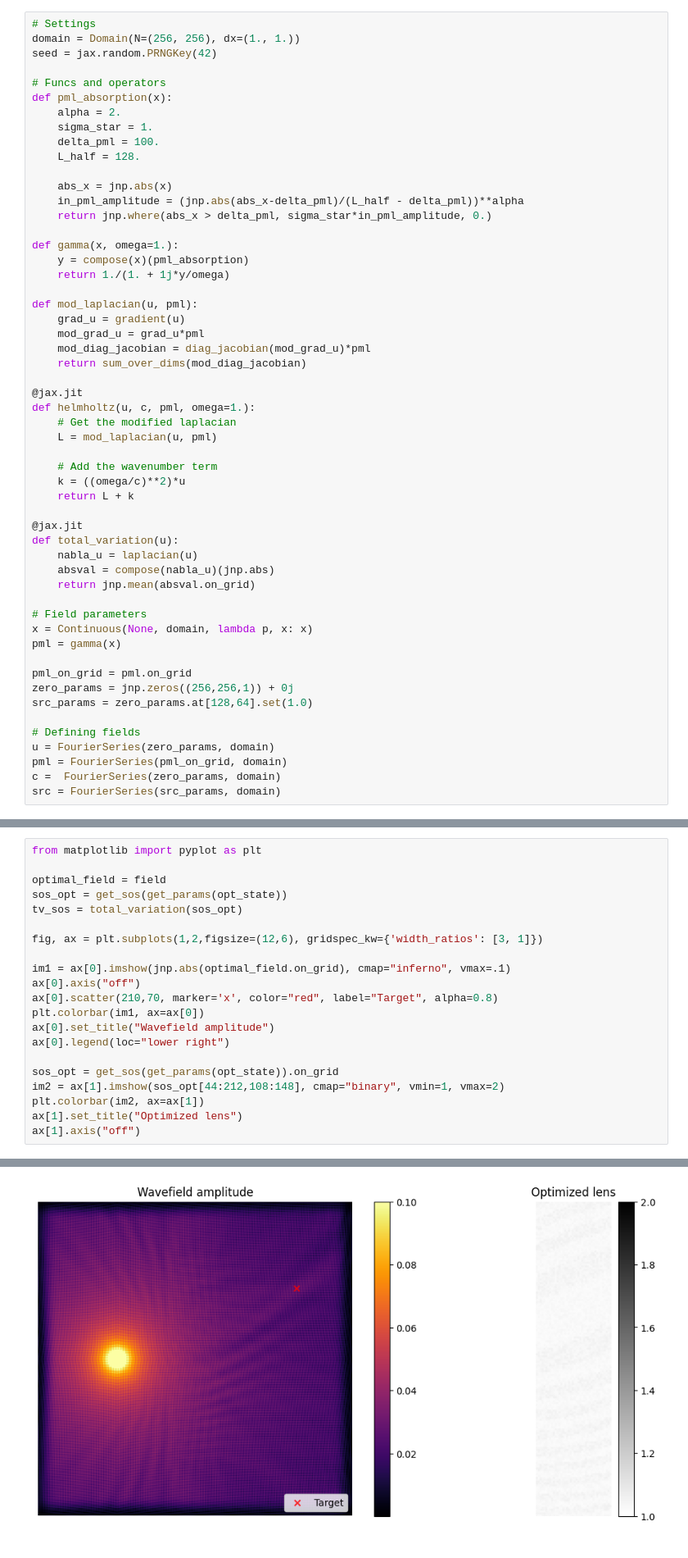
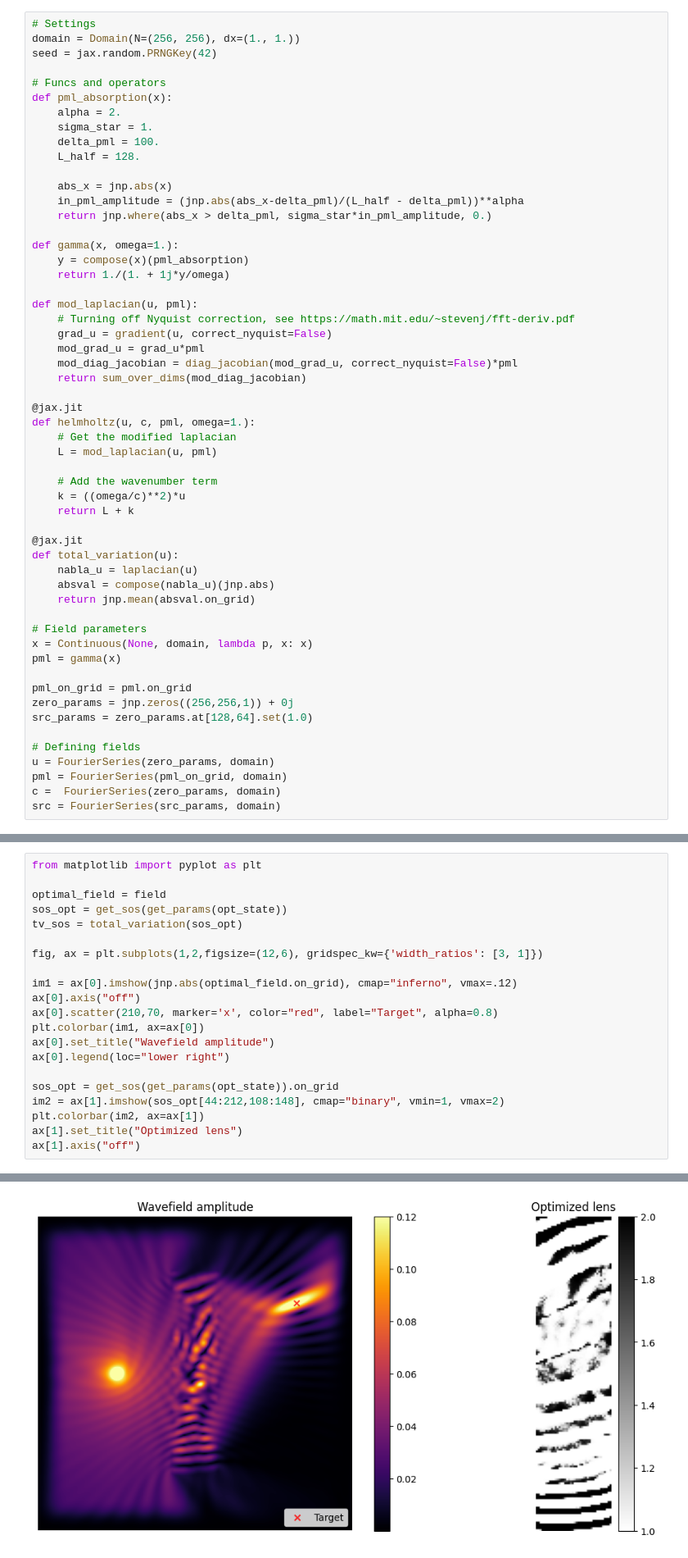
Before and after one commit to ucl-bug/jaxdf, a Jupyter notebook: docs/notebooks/example_1_paper.ipynb, the cells around one changed output, grey strips where cells are left out. Shown at 82% size. Drawn from its saved outputs; the diff is of its cells as text.

```diff
--- a/docs/notebooks/example_1_paper.ipynb
+++ b/docs/notebooks/example_1_paper.ipynb
@@ -28,9 +28,10 @@ def gamma(x, omega=1.):
     return 1./(1. + 1j*y/omega)
 
 def mod_laplacian(u, pml):
-    grad_u = gradient(u)
+    # Turning off Nyquist correction, see https://math.mit.edu/~stevenj/fft-deriv.pdf
+    grad_u = gradient(u, correct_nyquist=False)
     mod_grad_u = grad_u*pml
-    mod_diag_jacobian = diag_jacobian(mod_grad_u)*pml
+    mod_diag_jacobian = diag_jacobian(mod_grad_u, correct_nyquist=False)*pml
     return sum_over_dims(mod_diag_jacobian)
 
 @jax.jit
@@ -111,24 +112,24 @@ transmit_phase = get_params(opt_state)
 # %%
 from matplotlib import pyplot as plt
 
 optimal_field = field
 sos_opt = get_sos(get_params(opt_state))
 tv_sos = total_variation(sos_opt)
 
 fig, ax = plt.subplots(1,2,figsize=(12,6), gridspec_kw={'width_ratios': [3, 1]})
 
-im1 = ax[0].imshow(jnp.abs(optimal_field.on_grid), cmap="inferno", vmax=.1)
+im1 = ax[0].imshow(jnp.abs(optimal_field.on_grid), cmap="inferno", vmax=.12)
 ax[0].axis("off")
 ax[0].scatter(210,70, marker='x', color="red", label="Target", alpha=0.8)
 plt.colorbar(im1, ax=ax[0])
 ax[0].set_title("Wavefield amplitude")
 ax[0].legend(loc="lower right")
 
 sos_opt = get_sos(get_params(opt_state)).on_grid
 im2 = ax[1].imshow(sos_opt[44:212,108:148], cmap="binary", vmin=1, vmax=2)
 plt.colorbar(im2, ax=ax[1])
 ax[1].set_title("Optimized lens")
 ax[1].axis("off")
 # %% [output]
 (-0.5, 39.5, 167.5, -0.5)
-[figure, old version]
+[figure, new version]
```
Also changed, not shown: 2 other files.
